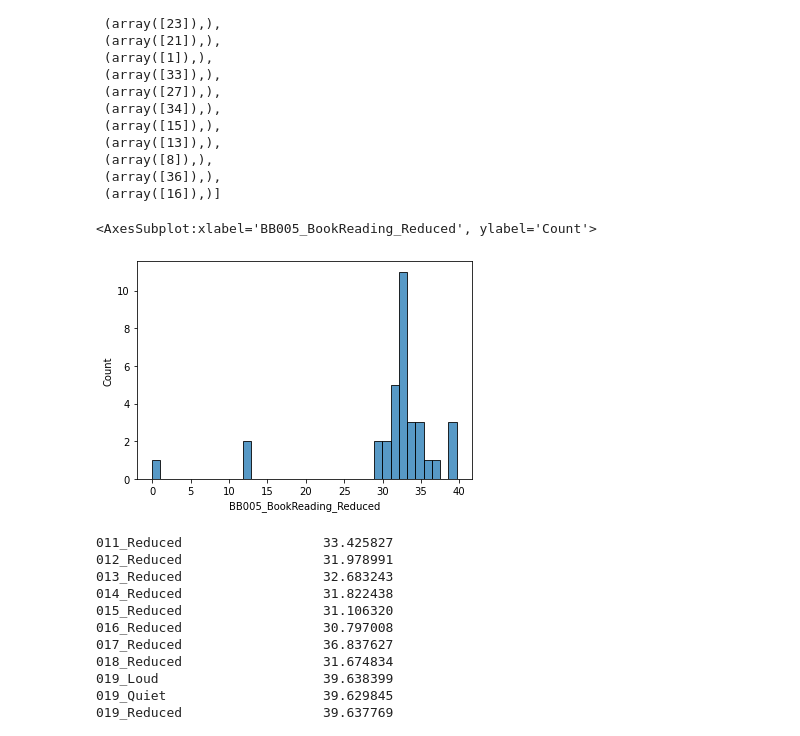
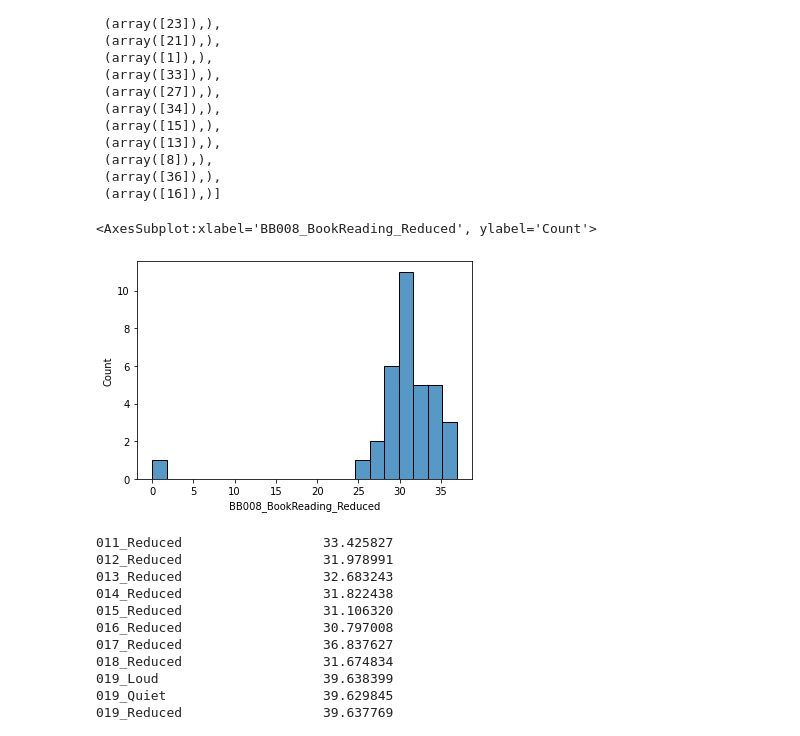
Before and after one commit to Rahul-Brito/infantvoice, a Jupyter notebook: scripts/Sohye Notebook Extra Embeddings.ipynb, the cells around one changed output. Drawn from its saved outputs; the diff is of its cells as text; code cells hidden in the pictures.

```diff
--- a/scripts/Sohye Notebook Extra Embeddings.ipynb
+++ b/scripts/Sohye Notebook Extra Embeddings.ipynb
@@ -187,10 +187,10 @@ Text(0, 0.5, 'Euclidean distance')
  (array([36]),),
  (array([16]),)]
 # %%
-sns.histplot(distance_nr['BB005_BookReading_Reduced'])
+sns.histplot(distance_nr['BB008_BookReading_Reduced'])
 # %% [output]
-<AxesSubplot:xlabel='BB005_BookReading_Reduced', ylabel='Count'>
+<AxesSubplot:xlabel='BB008_BookReading_Reduced', ylabel='Count'>
-[figure, old version]
+[figure, new version]
 # %%
 distance_nr['BB005_BookReading_Reduced']
 # %% [output]
```
Also changed, not shown: parts of 2 cells of this notebook.
